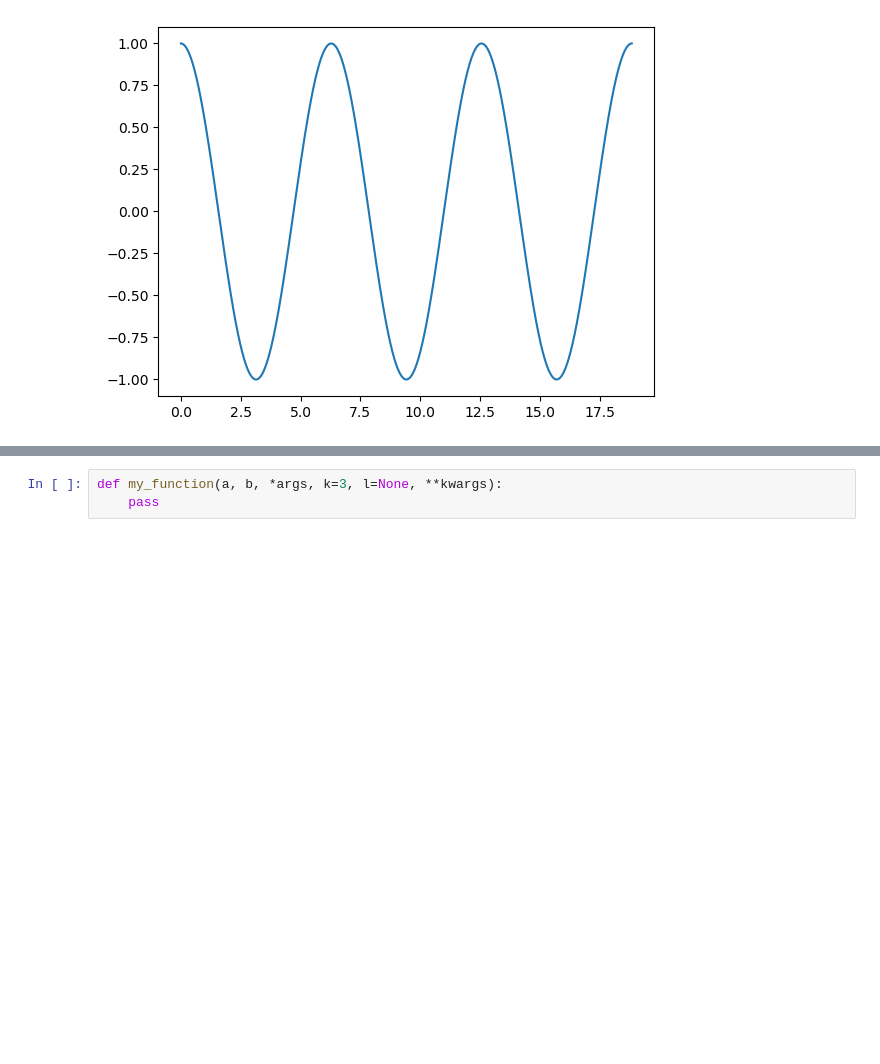
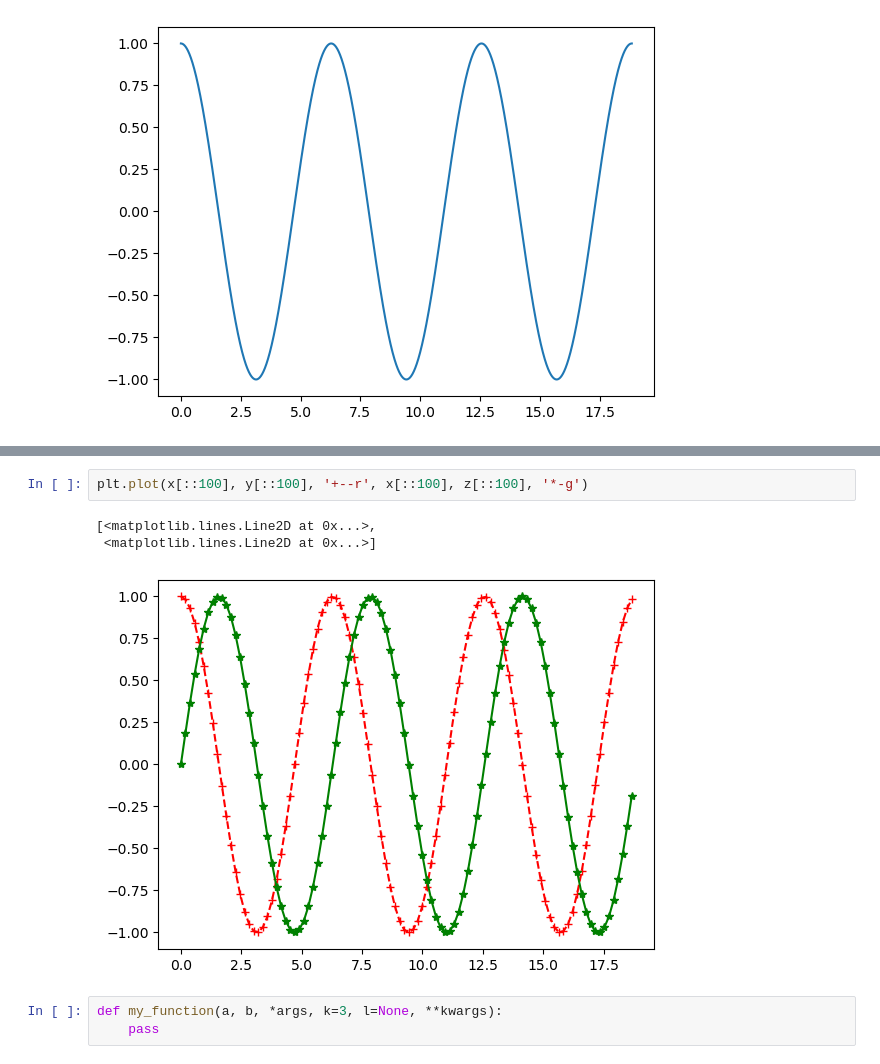
Before and after one commit to matthcol/python202503, a Jupyter notebook: Fonctions.ipynb, the cells around one changed output, grey strips where cells are left out. Cells and saved outputs as stored; diff of their text form; blank space fills up the shorter version.

```diff
--- a/Fonctions.ipynb
+++ b/Fonctions.ipynb
@@ -342,3 +358,9 @@ plt.plot(x, y)
+# %%
+plt.plot(x[::100], y[::100], '+--r', x[::100], z[::100], '*-g')
+# %% [output]
+[<matplotlib.lines.Line2D at 0x...>,
+ <matplotlib.lines.Line2D at 0x...>]
+[figure, added]
 # %%
 def my_function(a, b, *args, k=3, l=None, **kwargs):
     pass
```
Also changed, not shown: parts of 3 cells of this notebook.
